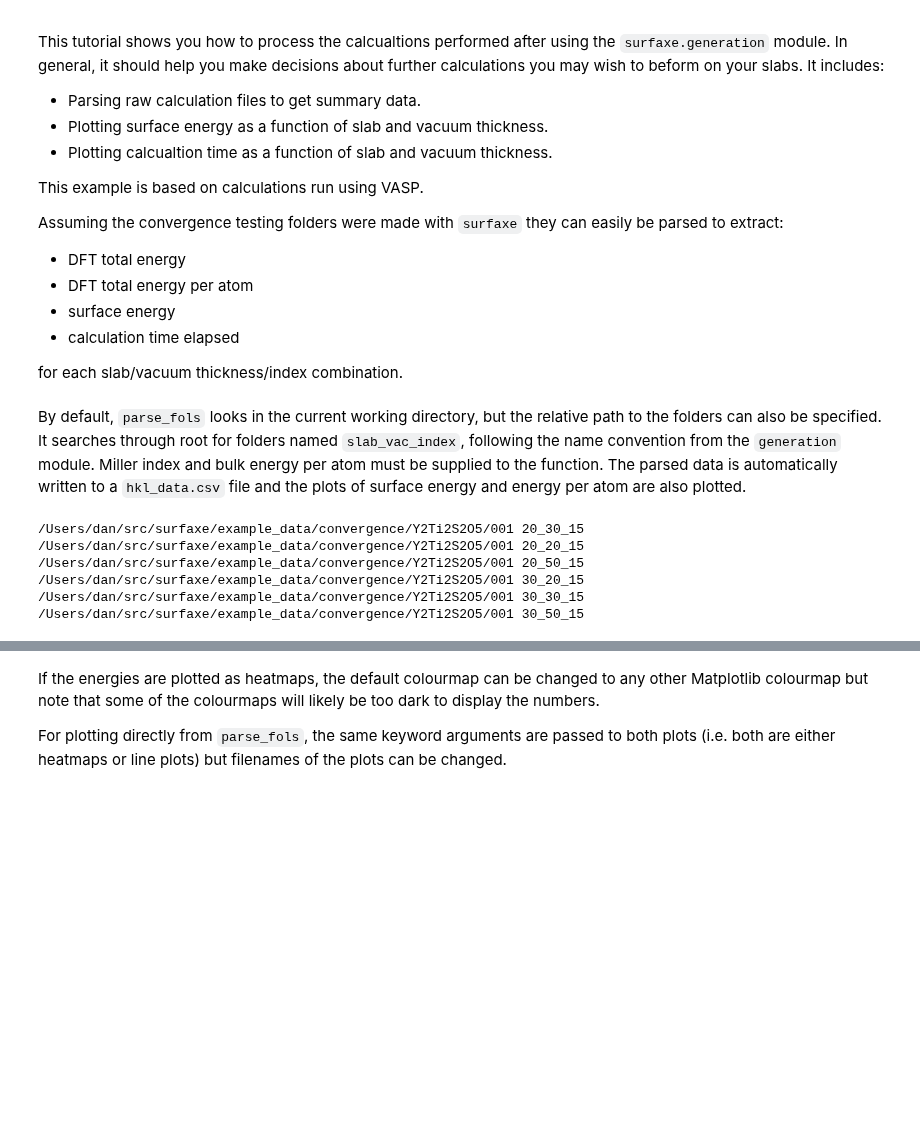
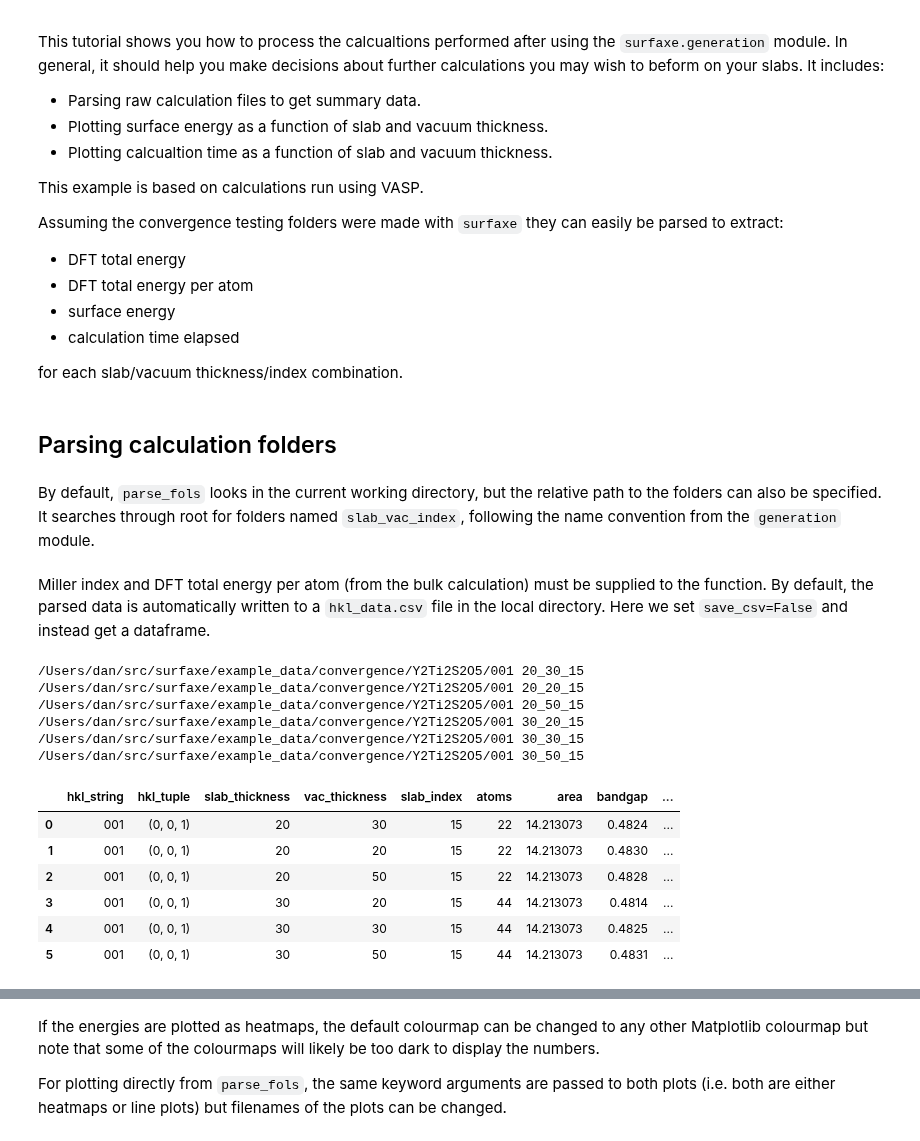
Before and after one commit to SMTG-Bham/surfaxe, a Jupyter notebook: tutorials/convergence/convergence_tutorial.ipynb, the cells around one changed output, grey strips where cells are left out. Drawn from its saved outputs; the diff is of its cells as text; code cells hidden in the pictures; blank space fills up the shorter version.

```diff
--- a/tutorials/convergence/convergence_tutorial.ipynb
+++ b/tutorials/convergence/convergence_tutorial.ipynb
@@ -35,2 +35,4 @@ path_to_conv_data = Path.cwd().parents[1].joinpath('example_data/convergence/Y2T
+# %% [markdown]
+## Parsing calculation folders
 # %% [markdown]
-By default, `parse_fols` looks in the current working directory, but the relative path to the folders can also be specified. It searches through root for folders named `slab_vac_index`, following the name convention from the `generation` module. Miller index and bulk energy per atom must be supplied to the function. The parsed data is automatically written to a `hkl_data.csv` file and the plots of surface energy and energy per atom are also plotted.
+By default, `parse_fols` looks in the current working directory, but the relative path to the folders can also be specified. It searches through root for folders named `slab_vac_index`, following the name convention from the `generation` module.
@@ -37,13 +43,22 @@ By default, `parse_fols` looks in the current working directory, but the relativ
+# %% [markdown]
+Miller index and DFT total energy per atom (from the bulk calculation) must be supplied to the function. By default, the parsed data is automatically written to a `hkl_data.csv` file in the local directory. Here we set `save_csv=False` and instead get a dataframe.
 # %%
 parse_fols(hkl=(0,0,1),
            bulk_per_atom=-8.83099767,
            path_to_fols=str(path_to_conv_data),
            plt_enatom=False,
-           plt_surfen=False, verbose=True, save_csv=True, csv_name='testio')
+           plt_surfen=False, verbose=True, save_csv=False)
 # %% [output]
 /Users/dan/src/surfaxe/example_data/convergence/Y2Ti2S2O5/001 20_30_15
 /Users/dan/src/surfaxe/example_data/convergence/Y2Ti2S2O5/001 20_20_15
 /Users/dan/src/surfaxe/example_data/convergence/Y2Ti2S2O5/001 20_50_15
 /Users/dan/src/surfaxe/example_data/convergence/Y2Ti2S2O5/001 30_20_15
 /Users/dan/src/surfaxe/example_data/convergence/Y2Ti2S2O5/001 30_30_15
 /Users/dan/src/surfaxe/example_data/convergence/Y2Ti2S2O5/001 30_50_15
+|  | hkl_string | hkl_tuple | slab_thickness | vac_thickness | slab_index | atoms | area | bandgap | ... |
+| 0 | 001 | (0, 0, 1) | 20 | 30 | 15 | 22 | 14.213073 | 0.4824 | ... |
+| 1 | 001 | (0, 0, 1) | 20 | 20 | 15 | 22 | 14.213073 | 0.4830 | ... |
+| 2 | 001 | (0, 0, 1) | 20 | 50 | 15 | 22 | 14.213073 | 0.4828 | ... |
+| 3 | 001 | (0, 0, 1) | 30 | 20 | 15 | 44 | 14.213073 | 0.4814 | ... |
+| 4 | 001 | (0, 0, 1) | 30 | 30 | 15 | 44 | 14.213073 | 0.4825 | ... |
+| 5 | 001 | (0, 0, 1) | 30 | 50 | 15 | 44 | 14.213073 | 0.4831 | ... |
```
Also changed, not shown: parts of 12 cells of this notebook, 7 other files.
